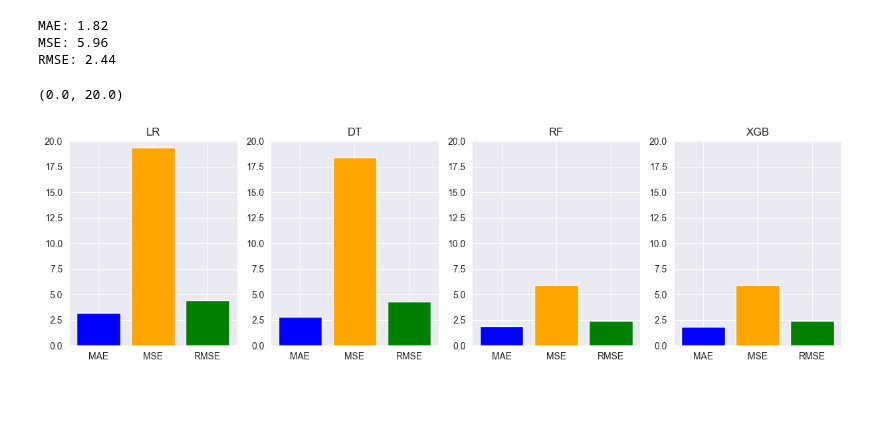
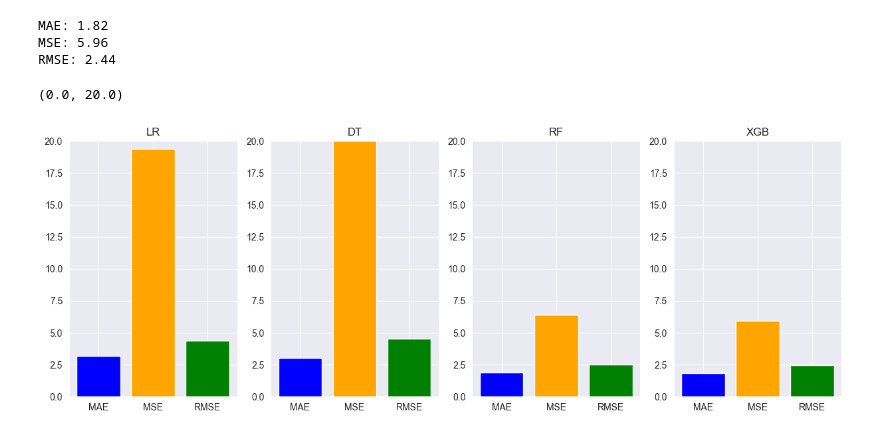
Before and after one commit to Aliakbar-omidi/UCI, a Jupyter notebook: main.ipynb, the cells around one changed output. Cells and saved outputs as stored; diff of their text form; code cells hidden in the pictures; blank space fills up the shorter version.

```diff
--- a/main.ipynb
+++ b/main.ipynb
@@ -179,7 +179,7 @@ y_pred = best_tree_reg.predict(x_test)
 
 dt_mae = mean_absolute_error(y_test, y_pred)
 dt_mse = mean_squared_error(y_test, y_pred)
-dt_rmse = dt_mse ** 0.5
+dt_rmse = root_mean_squared_error(y_test, y_pred)
 
 print(f"MAE: {dt_mae:.2f}")
 print(f"MSE: {dt_mse:.2f}")
@@ -191,10 +191,10 @@ RMSE: 4.29
 # %%
 param_grid_rf = {
     'n_estimators': [10, 20, 30],
-    'max_depth': [10, 20, 30, None],
+    'max_depth': [10, 20, 30],
     'min_samples_split': [2, 5, 10],
     'min_samples_leaf': [1, 2, 4],
-    'max_features': ['sqrt', 'log2', None],
+    'max_features': ['sqrt', 'log2'],
 }
 
 grid_rf = GridSearchCV(RandomForestRegressor(),
@@ -215,7 +215,7 @@ y_pred = best_rf_reg.predict(x_test)
 
 rf_mae = mean_absolute_error(y_test, y_pred)
 rf_mse = mean_squared_error(y_test, y_pred)
-rf_rmse = rf_mse ** 0.5
+rf_rmse = root_mean_squared_error(y_test, y_pred)
 
 print(f"MAE: {rf_mae:.2f}")
 print(f"MSE: {rf_mse:.2f}")
@@ -250,7 +250,7 @@ y_pred = best_xgb_reg.predict(x_test)
 
 xgb_mae = mean_absolute_error(y_test, y_pred)
 xgb_mse = mean_squared_error(y_test, y_pred)
-xgb_rmse = xgb_mse ** 0.5
+xgb_rmse = root_mean_squared_error(y_test, y_pred)
 
 print(f"MAE: {xgb_mae:.2f}")
 print(f"MSE: {xgb_mse:.2f}")
@@ -263,32 +263,32 @@ RMSE: 2.44
 metrics = ['MAE', 'MSE', 'RMSE']
 values_lr = [lr_mae, lr_mse, lr_rmse]
 values_dt = [dt_mae, dt_mse, dt_rmse]
 values_rf = [rf_mae, rf_mse, rf_rmse]
 values_xgb = [xgb_mae, xgb_mse, xgb_rmse]
 
 colors = ['blue', 'orange', 'green']
 
-plt.figure(figsize=(15, 4))
+plt.figure(figsize=(15, 5))
 
 plt.subplot(1, 4, 1)
 plt.bar(metrics, values_lr, color=colors)
 plt.title('LR')
 plt.ylim(0, 20)
 
 plt.subplot(1, 4, 2)
 plt.bar(metrics, values_dt, color=colors)
 plt.title('DT')
 plt.ylim(0, 20)
 
 plt.subplot(1, 4, 3)
 plt.bar(metrics, values_rf, color=colors)
 plt.title('RF')
 plt.ylim(0, 20)
 
 plt.subplot(1, 4, 4)
 plt.bar(metrics, values_xgb, color=colors)
 plt.title('XGB')
 plt.ylim(0, 20)
 # %% [output]
 (0.0, 20.0)
-[figure, old version]
+[figure, new version]
```
Also changed, not shown: parts of 7 cells of this notebook.
